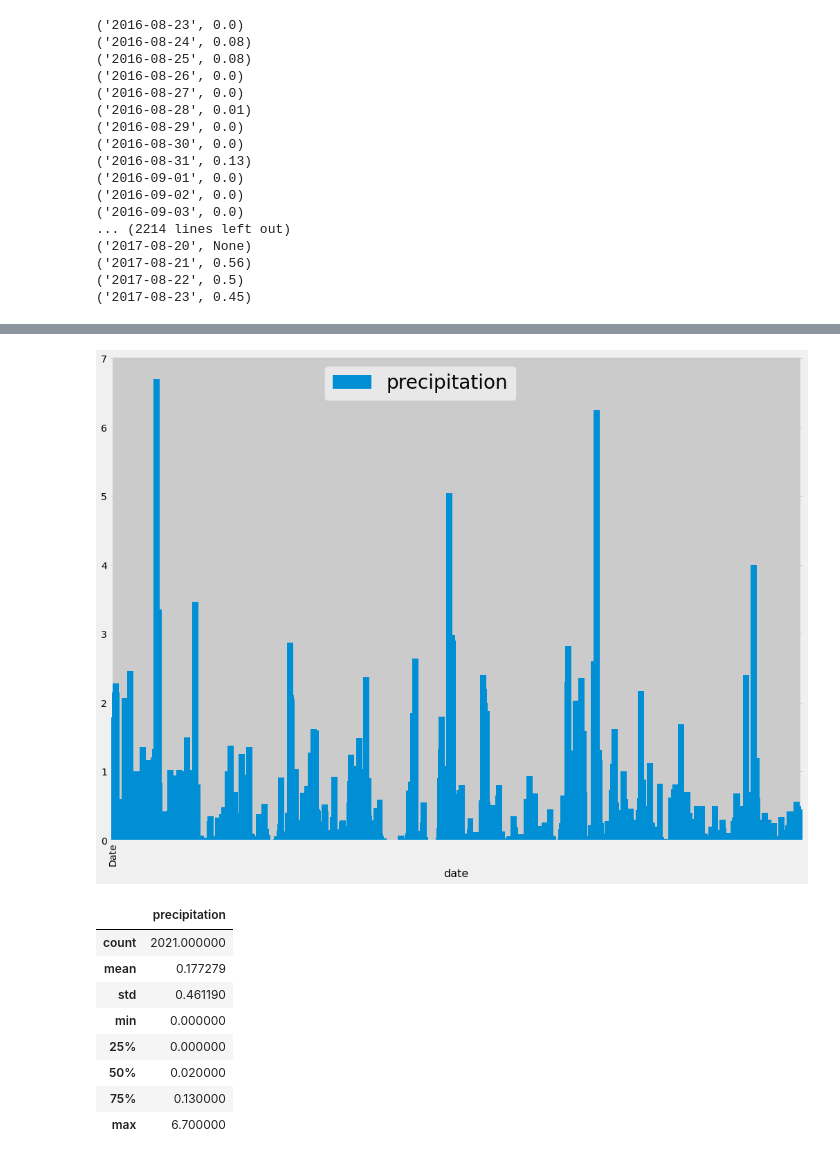
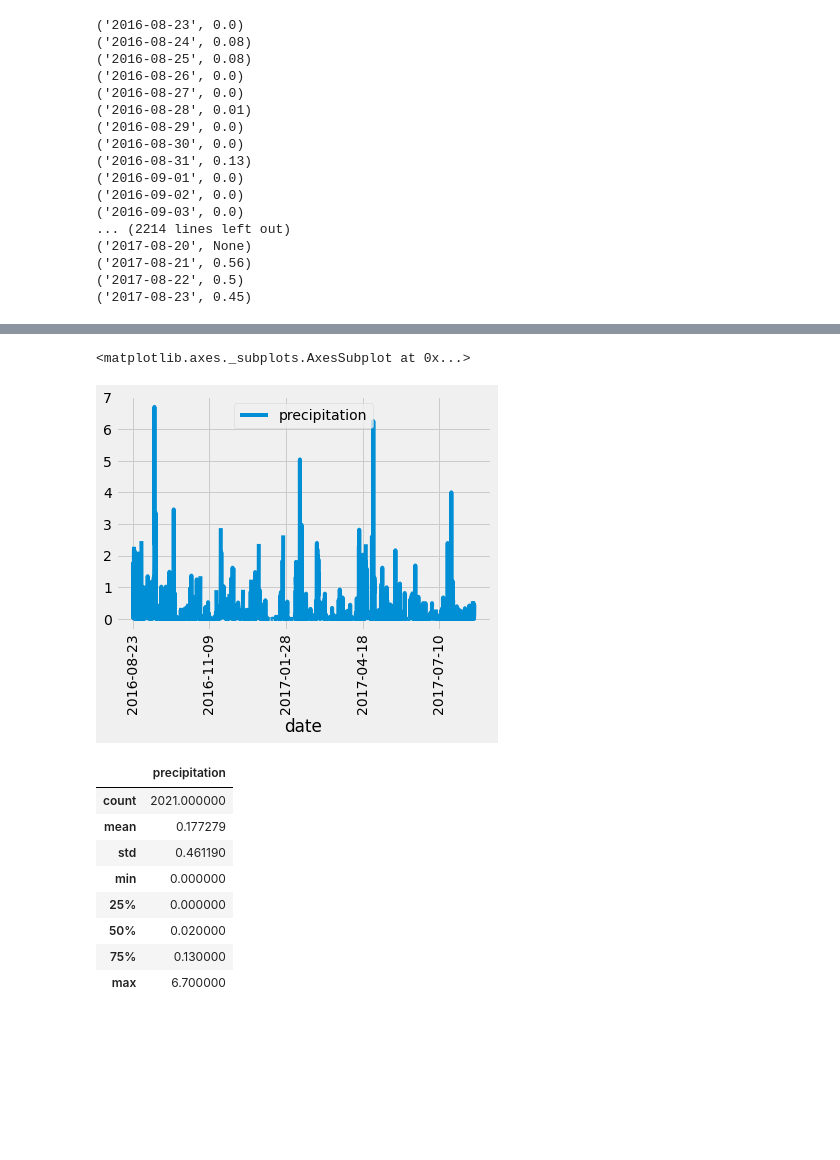
Before and after one commit to sskinner99/sqlalchemy-challenge, a Jupyter notebook: climate.ipynb, the cells around one changed output, grey strips where cells are left out. Saved outputs shown, nothing was run; the diff lists cells and outputs as text; code cells hidden in the pictures; blank space fills up the shorter version.

```diff
--- a/climate.ipynb
+++ b/climate.ipynb
@@ -103,15 +103,18 @@ climate_df.head(100)
-# %%
-# Use Pandas Plotting with Matplotlib to plot the data
-
-ax= climate_df.plot.bar(figsize=(16,12), width=20)
-ax.set_xlabel("date", fontsize=16)
-ax.set_xticklabels(["Date"])
-plt.legend(['precipitation'], fontsize=28)
-ax.get_legend().set_bbox_to_anchor((0.6, 1))
-
-plt.show()
-# %% [output]
-[figure, removed]
+# %%
+# # Perform a query to retrieve the data and precipitation scores
+
+results = session.query(Measurement.date, Measurement.prcp).filter(Measurement.date >= query_date).all()
+# # Save the query results as a Pandas DataFrame and set the index to the date column
+precip_df = pd.DataFrame(results, columns=['date', 'precipitation'])
+precip_df.set_index(precip_df['date'], inplace=True)
+# Sort the dataframe by date
+# df = df.sort_values("date")
+precip_df = precip_df.sort_index()
+# Use Pandas Plotting with Matplotlib to plot the data
+precip_df.plot(rot=90)
+# %% [output]
+<matplotlib.axes._subplots.AxesSubplot at 0x...>
+[figure, added]
 # %%
 # Use Pandas to calcualte the summary statistics for the precipitation data
 statistics = climate_df["prcp"].describe()
```
Also changed, not shown: parts of 4 cells of this notebook, 2 other files.
